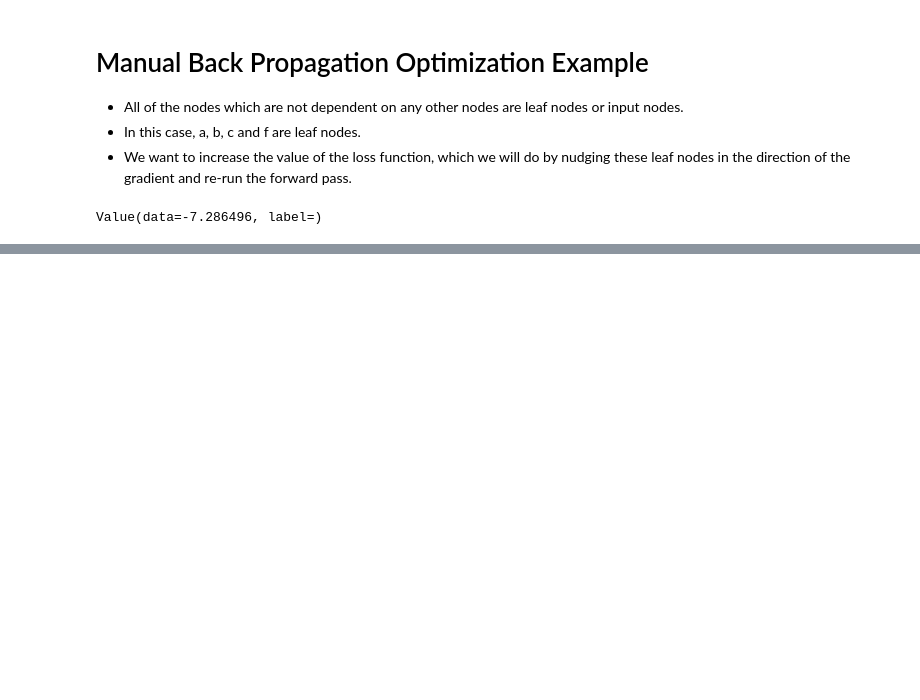
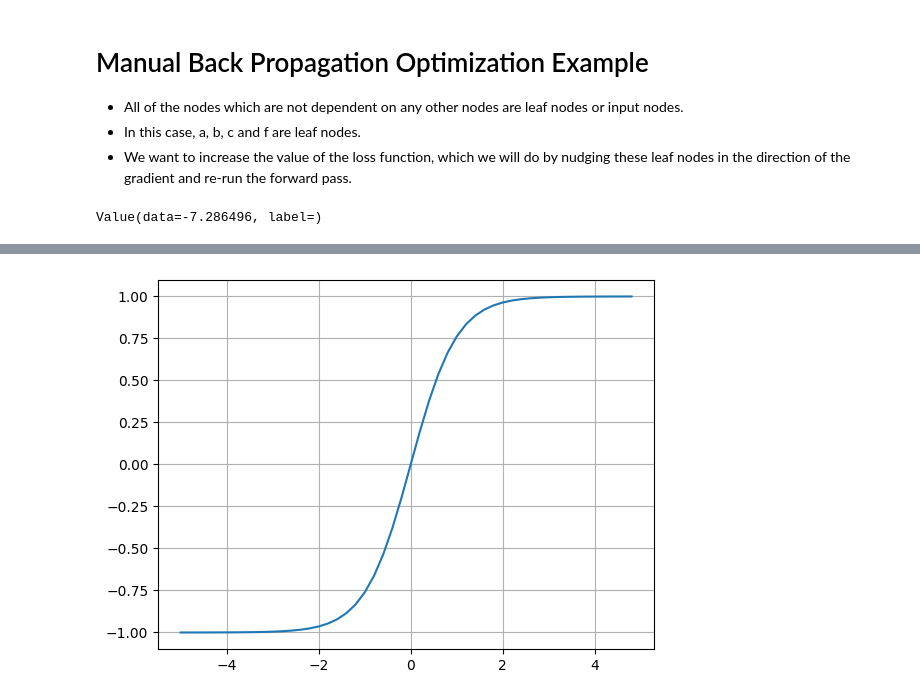
Before and after one commit to gagandeepahuja09/tech_articles, a Jupyter notebook: ml_basics/andrej_tutorials/micrograd.ipynb, the cells around one changed output, grey strips where cells are left out. Saved outputs shown, nothing was run; the diff lists cells and outputs as text; code cells hidden in the pictures; blank space fills up the shorter version.

Commit message:
1. doing backpropagation manually for a neuron 2. created tanh as an activation function

```diff
--- a/ml_basics/andrej_tutorials/micrograd.ipynb
+++ b/ml_basics/andrej_tutorials/micrograd.ipynb
@@ -174,0 +188,6 @@ Value(data=-7.286496, label=)
+# %%
+step_graph = np.arange(-5, 5, 0.2)
+plt.plot(step_graph, np.tanh(step_graph))
+plt.grid()
+# %% [output]
+[figure, added]
```
Also changed, not shown: parts of 5 cells of this notebook.
